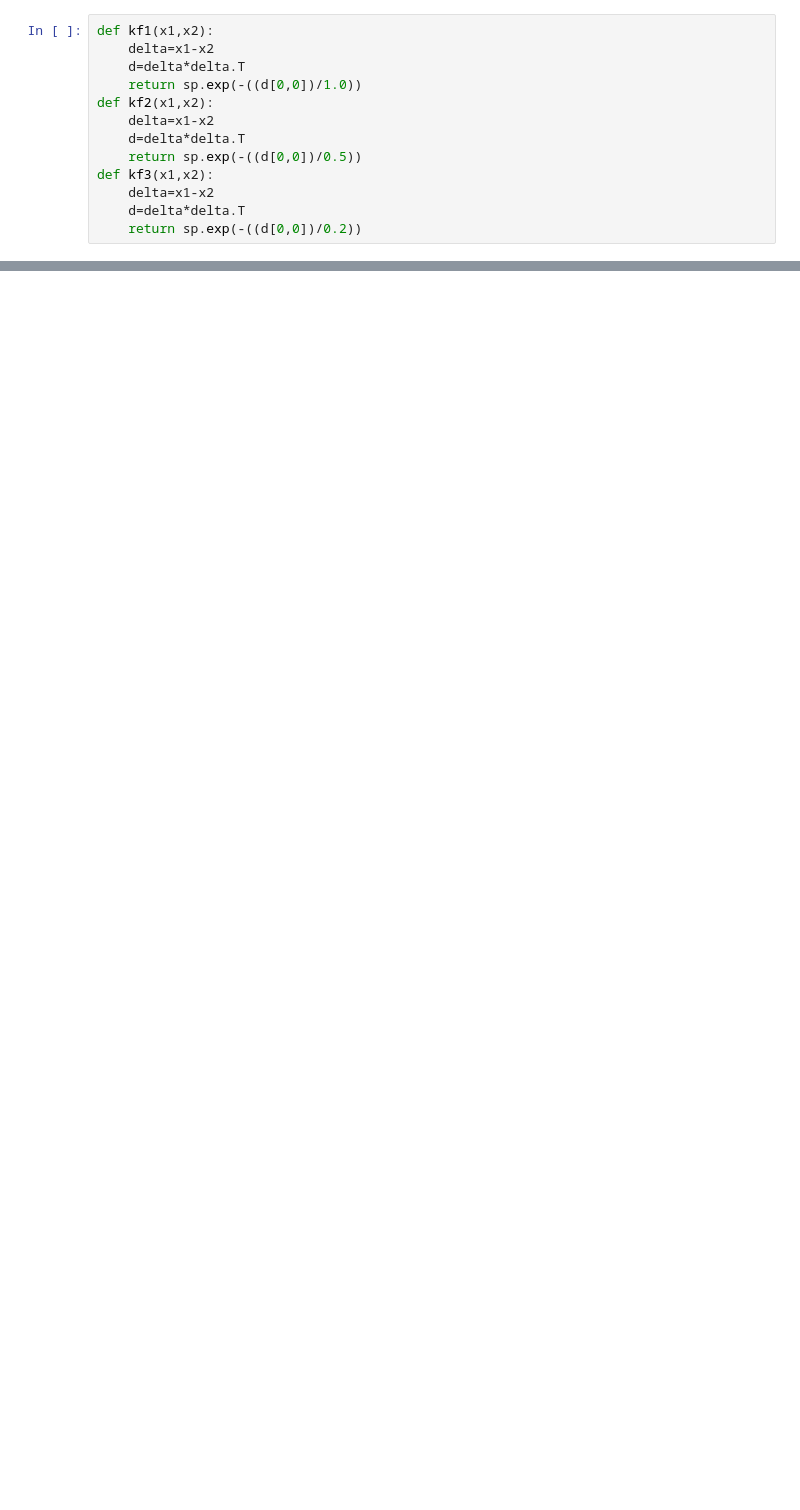
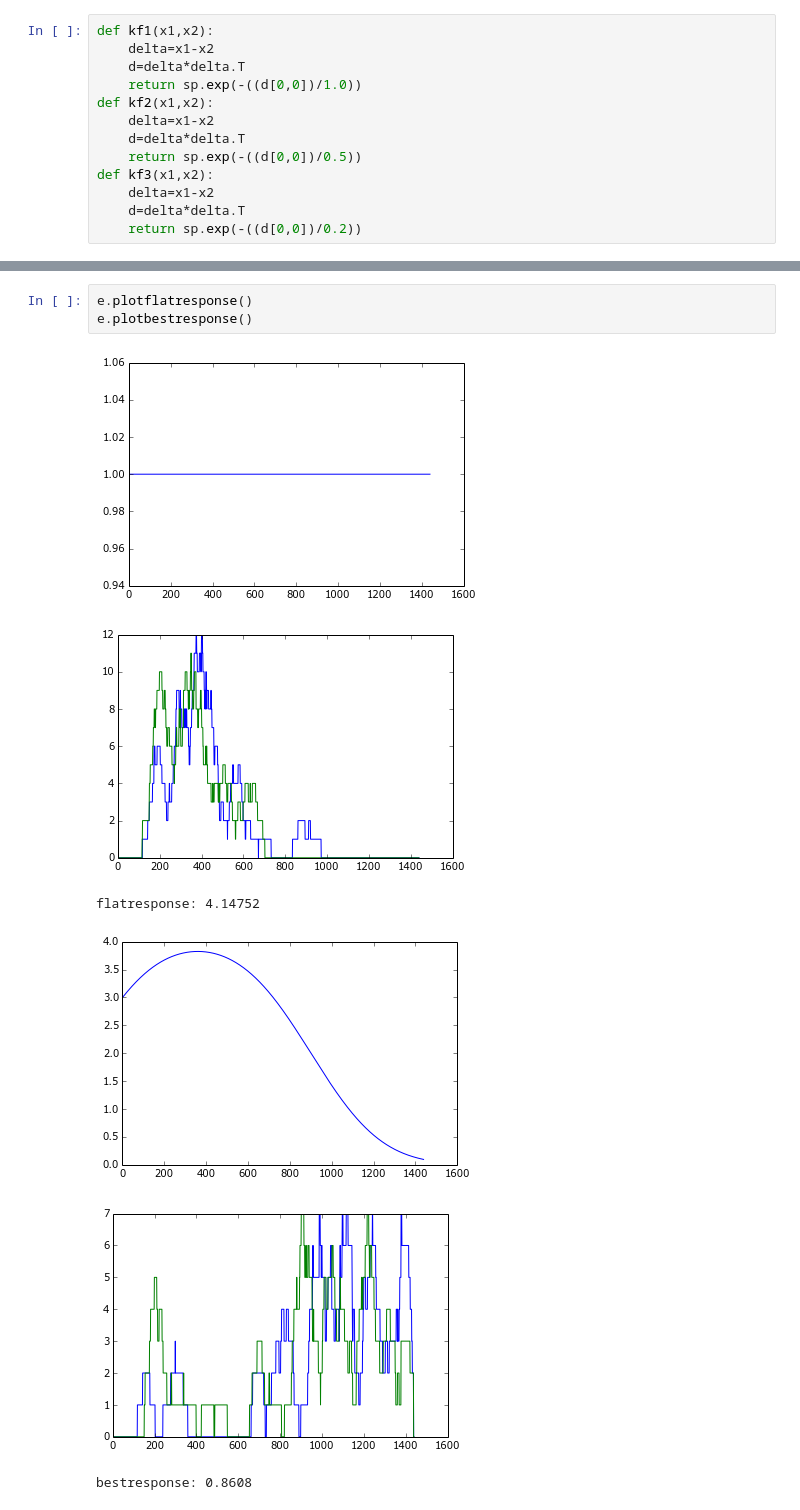
Before and after one commit to markm541374/tariffset, a Jupyter notebook: GPGO.ipynb, the cells around one changed output, grey strips where cells are left out. Cells and saved outputs as stored; diff of their text form; blank space fills up the shorter version.

```diff
--- a/GPGO.ipynb
+++ b/GPGO.ipynb
@@ -425,0 +86,10 @@ b.evaluate(n)
+# %%
+e.plotflatresponse()
+e.plotbestresponse()
+# %% [output]
+[figure, added]
+[figure, added]
+flatresponse: 4.14752
+[figure, added]
+[figure, added]
+bestresponse: 0.8608
```
Also changed, not shown: parts of 14 cells of this notebook, 2 other files.
